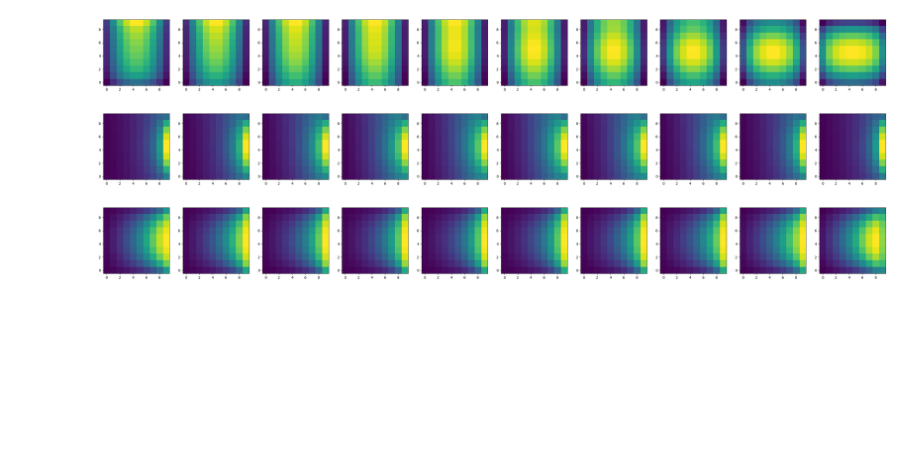
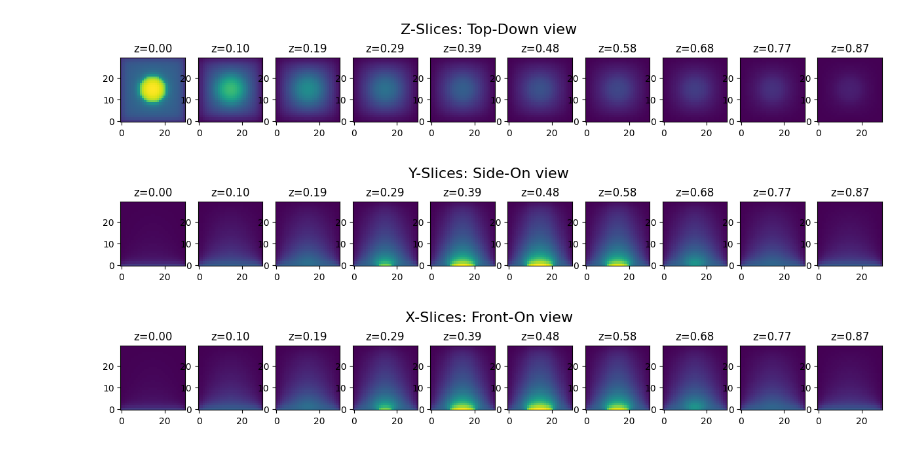
Before and after one commit to GwennyR/AQM_summative_simulation, a Jupyter notebook: notebook.ipynb, the cells around one changed output. Drawn from its saved outputs; the diff is of its cells as text; code cells hidden in the pictures; blank space fills up the shorter version.

```diff
--- a/notebook.ipynb
+++ b/notebook.ipynb
@@ -53,0 +37,4 @@ def CalculMat3D(N):
+# %%
+# Input values for the conductivity of the different materials
+k_air = 0.025 # Approximate conductivity of air
+k_floor = 0.75 # Aproximate conductivity of tarmac
@@ -80,10 +127,14 @@ def CalculRHS3D(N):
 
     return Bh
 # %%
-n=10
-Uh = np.linalg.solve(CalculMat3D(n), CalculRHS3D(n))
+n = 30 # Choose a value for N
 
+# I had to use a different solve function, as the original wouldn't work with a sparse matrix.
+Uh = scy.sparse.linalg.spsolve(CalculMat3D(n), CalculRHS3D(n))
+
+# Creating an empty array to display final solution
 T = np.zeros((n, n, n))
+# Inputting each value into the correct coordinate to allow easier plotting.
 for i in range(n):
     for j in range(n):
         for k in range(n):
@@ -97,18 +151,24 @@ def slice(U, slice):
 # %%
-fig, axes = plt.subplots(1, n, figsize = (4*n, 4))
-for i in range(n):
-    axes[i].imshow(T[:,:, i], origin = "lower")
+# Adding a global max and min, so that the heatmaps are comparable and make a more full picture
+global_min = T.min()
+global_max = T.max()
+
+fig, axes = plt.subplots(1, 10, figsize = (n/2, 4))
+fig.suptitle('Z-Slices: Top-Down view', fontsize=16, y=0.75)
+for i in range(10):
+    axes[i].imshow(T.T[round((n/10)*(i)), :, :], origin = "lower", vmin = global_min, vmax = global_max)
+    axes[i].set_title(f"z={(i*n/10)*(1/(n+1)):.2f}")
+fig, axes = plt.subplots(1, 10, figsize = (n/2, 4))
+fig.suptitle('Y-Slices: Side-On view', fontsize=16, y=0.75)
+for i in range(10):
+    axes[i].imshow(T.T[:,round((n/10)*(i)),:], origin = "lower", vmin = global_min, vmax = global_max)
+    axes[i].set_title(f"z={(i*n/10)*(1/(n+1)):.2f}")
+fig, axes = plt.subplots(1, 10, figsize = (n/2, 4))
+fig.suptitle('X-Slices: Front-On view', fontsize=16, y=0.75)
+for i in range(10):
+    axes[i].imshow(T.T[:, :, round((n/10)*(i))], origin = "lower", vmin = global_min, vmax = global_max)
+    axes[i].set_title(f"z={(i*n/10)*(1/(n+1)):.2f}")
 # %% [output]
-[figure, old version]
+[figure, new version]
+[figure, added]
+[figure, added]
-# %%
-fig, axes = plt.subplots(1, n, figsize = (4*n, 4))
-for i in range(n):
-    axes[i].imshow(T[:,i, :], origin = "lower")
-# %% [output]
-[figure, removed]
-# %%
-fig, axes = plt.subplots(1, n, figsize = (4*n, 4))
-for i in range(n):
-    axes[i].imshow(T[i,:,:], origin = "lower")
-# %% [output]
-[figure, removed]
```
Also changed, not shown: parts of 9 cells of this notebook.
